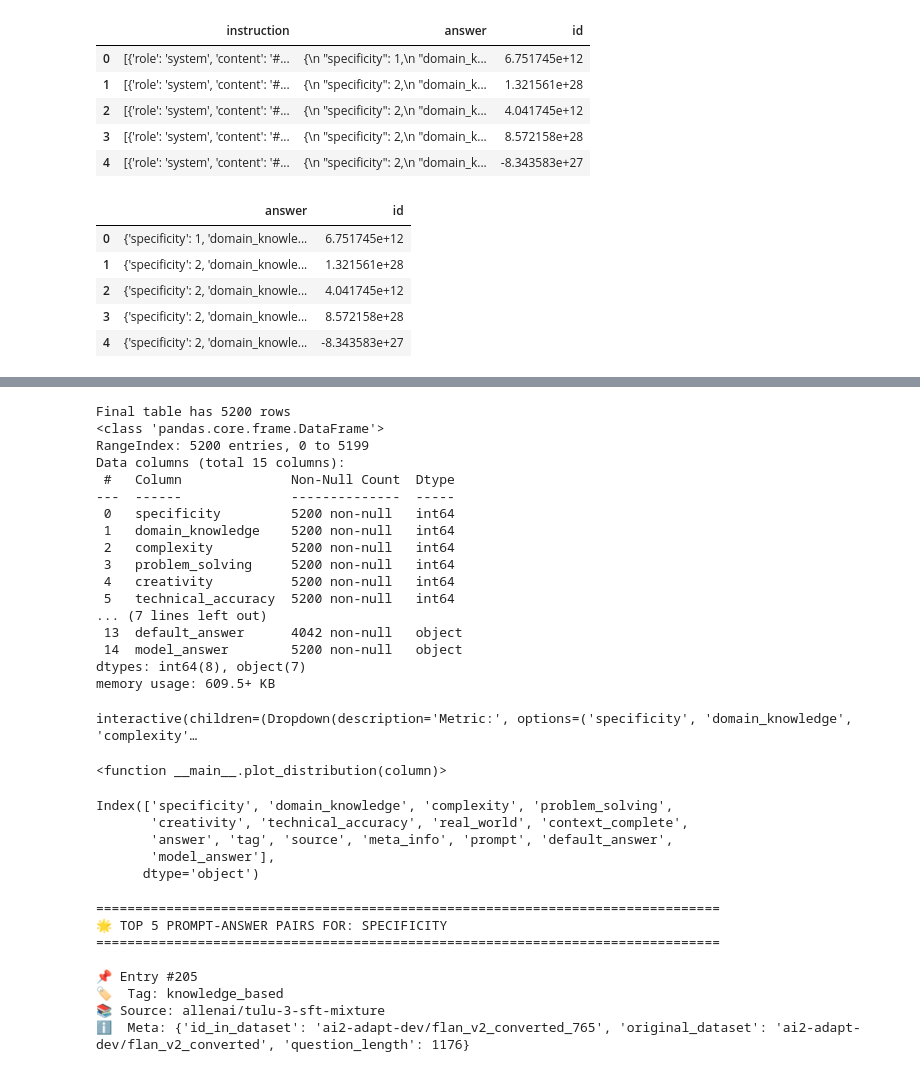
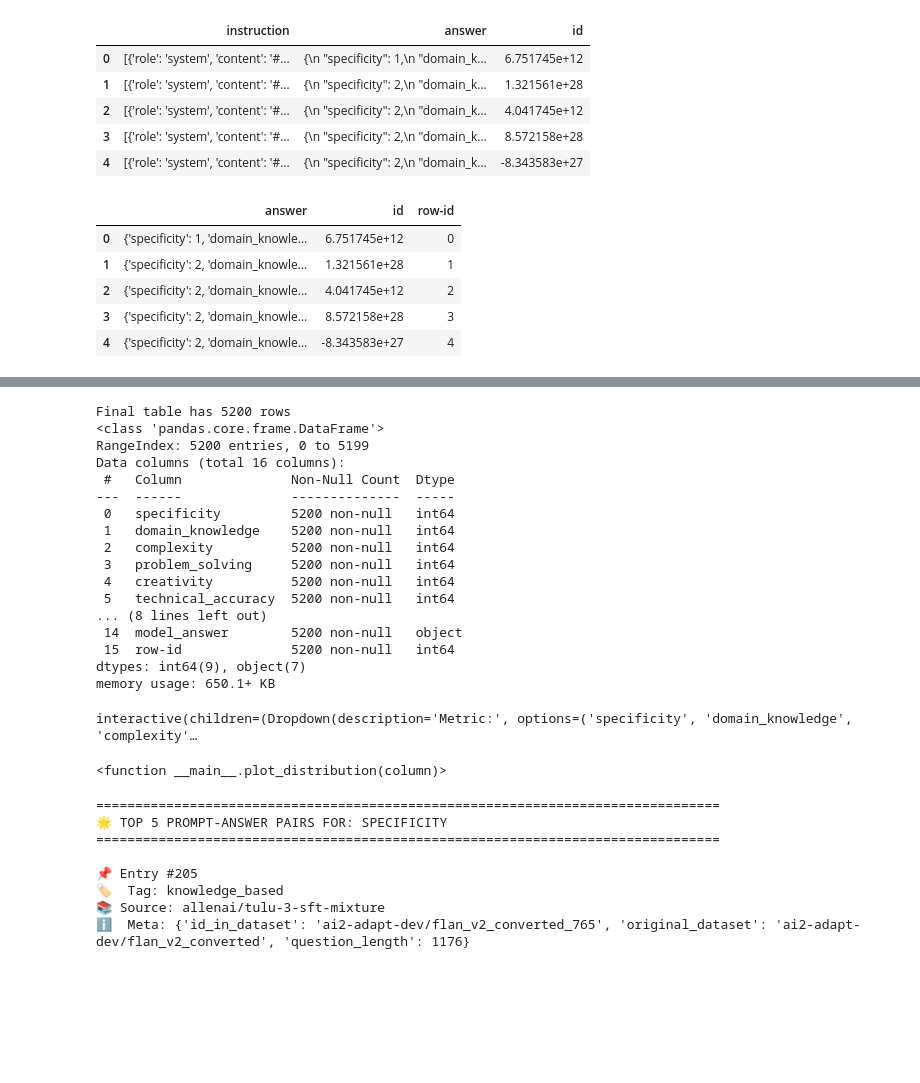
Before and after one commit to klyuchnikova/brain-hard-auto, a Jupyter notebook: datasets/analyze_dataset.ipynb, the cells around one changed output, grey strips where cells are left out. Drawn from its saved outputs; the diff is of its cells as text; code cells hidden in the pictures; blank space fills up the shorter version.

```diff
--- a/datasets/analyze_dataset.ipynb
+++ b/datasets/analyze_dataset.ipynb
@@ -34,38 +34,39 @@ pd.read_json(dataset_path).head()
 # %%
 def parse_json_safely(answer):
     # Step 1: Remove non-JSON prefixes (e.g., "--- Output:")
     json_str = re.sub(r'^.*?(\{.*\})', r'\1', answer, flags=re.DOTALL)
     # Step 2: Fix unescaped backslashes (e.g., "\sim" → "\\sim")
     json_str = re.sub(r'(?<!\\)\\([^"\\/bfnrtu])', r'\\\\\1', json_str)
 
     try:
         return json.loads(json_str)
     except json.JSONDecodeError as e:
         print(f"Failed to parse JSON (even after cleanup): {e} for answer: {answer}")
     return np.nan
 
 def extract_prompt(instruction):
     try:
         start = instruction[1]['content'].find('"prompt":') + len('"prompt":')
         end = instruction[1]['content'].rfind('\n\n}')
         return instruction[1]['content'][start:end].strip()
     except Exception:
         print(f"Extraction prompt failed: {instruction[1]['content']}")
         return np.nan
 
 processed_df = pd.read_json(dataset_path)
 # processed_df["prompt"] = processed_df["instruction"].apply(extract_prompt)
 processed_df.drop(columns=['instruction'], inplace=True)
 processed_df["id"] = processed_df["id"].astype(float).round(3)
 processed_df["answer"] = processed_df["answer"].apply(parse_json_safely)
+processed_df["row-id"] = processed_df.index
 processed_df.head()
 # %% [output]
-|  | answer | id |
-| 0 | {'specificity': 1, 'domain_knowle... | 6.751745e+12 |
-| 1 | {'specificity': 2, 'domain_knowle... | 1.321561e+28 |
-| 2 | {'specificity': 2, 'domain_knowle... | 4.041745e+12 |
-| 3 | {'specificity': 2, 'domain_knowle... | 8.572158e+28 |
-| 4 | {'specificity': 2, 'domain_knowle... | -8.343583e+27 |
+|  | answer | id | row-id |
+| 0 | {'specificity': 1, 'domain_knowle... | 6.751745e+12 | 0 |
+| 1 | {'specificity': 2, 'domain_knowle... | 1.321561e+28 | 1 |
+| 2 | {'specificity': 2, 'domain_knowle... | 4.041745e+12 | 2 |
+| 3 | {'specificity': 2, 'domain_knowle... | 8.572158e+28 | 3 |
+| 4 | {'specificity': 2, 'domain_knowle... | -8.343583e+27 | 4 |
 # %%
 with open("./final_dataset.json", "rb") as f:
     final_dataset = pd.DataFrame(orjson.loads(f.read()))
@@ -88,14 +89,14 @@ for key in list(processed_df["answer"][0].keys()):
 for key in ['tag', 'source', 'meta_info', 'prompt', 'default_answer']:
     answer_df[key] = final_dataset[key]
 answer_df["model_answer"] = processed_df["answer"].apply(lambda answer: answer.get("answer", np.nan))
-# answer_df = answer_df.dropna()
+answer_df["row-id"] = processed_df["row-id"]
 print(f"Final table has {answer_df.shape[0]} rows")
 answer_df.info()
 # %% [output]
 Final table has 5200 rows
 <class 'pandas.core.frame.DataFrame'>
 RangeIndex: 5200 entries, 0 to 5199
-Data columns (total 15 columns):
+Data columns (total 16 columns):
  #   Column              Non-Null Count  Dtype
 ---  ------              --------------  -----
  0   specificity         5200 non-null   int64
@@ -104,11 +105,11 @@ Data columns (total 15 columns):
  3   problem_solving     5200 non-null   int64
  4   creativity          5200 non-null   int64
  5   technical_accuracy  5200 non-null   int64
-... (7 lines left out)
- 13  default_answer      4042 non-null   object
+... (8 lines left out)
  14  model_answer        5200 non-null   object
-dtypes: int64(8), object(7)
-memory usage: 609.5+ KB
+ 15  row-id              5200 non-null   int64
+dtypes: int64(9), object(7)
+memory usage: 650.1+ KB
 # %%
 import plotly.express as px
 from ipywidgets import interact, widgets
@@ -149,14 +150,6 @@ interact(plot_distribution, column=column_dropdown)
 # %% [output]
 interactive(children=(Dropdown(description='Metric:', options=('specificity', 'domain_knowledge', 'complexity'…
 <function __main__.plot_distribution(column)>
-# %%
-answer_df.columns
-# %% [output]
-Index(['specificity', 'domain_knowledge', 'complexity', 'problem_solving',
-       'creativity', 'technical_accuracy', 'real_world', 'context_complete',
-       'answer', 'tag', 'source', 'meta_info', 'prompt', 'default_answer',
-       'model_answer'],
-      dtype='object')
 # %%
 from textwrap import shorten
 
```
Also changed, not shown: parts of 2 cells of this notebook, 2 other files.
